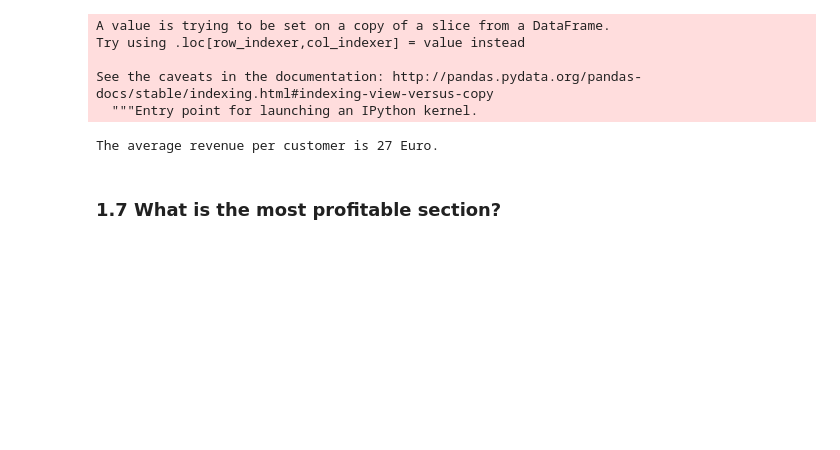
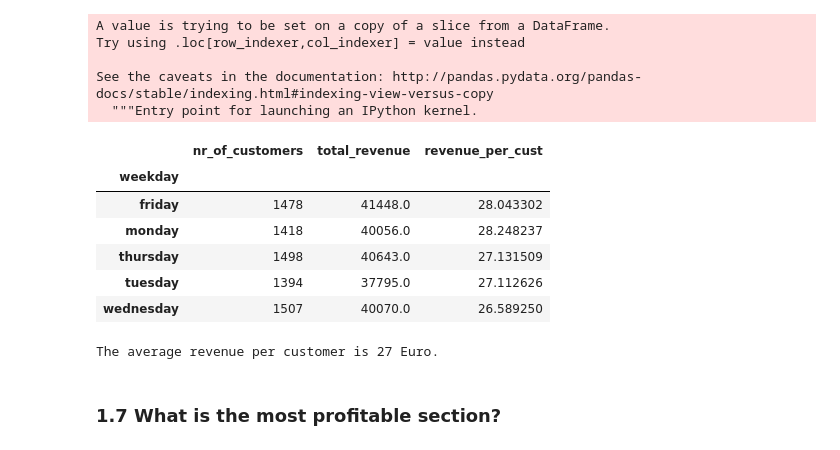
Before and after one commit to leona-ha/Markov_Customer_Churn, a Jupyter notebook: Customer_Flow_Markov.ipynb, the cells around one changed output. Saved outputs shown, nothing was run; the diff lists cells and outputs as text; code cells hidden in the pictures; blank space fills up the shorter version.

```diff
--- a/Customer_Flow_Markov.ipynb
+++ b/Customer_Flow_Markov.ipynb
@@ -159,6 +180,16 @@ See the caveats in the documentation: http://pandas.pydata.org/pandas-docs/stabl
 # %%
 cust_rev_clr = cust_rev.groupby(['weekday']).agg({'customer_no':'nunique', 'revenue': 'sum'}).rename(columns={'customer_no':'nr_of_customers', 'revenue': 'total_revenue'})
 cust_rev_clr['revenue_per_cust'] = cust_rev_clr.total_revenue/cust_rev_clr.nr_of_customers
+# %%
+cust_rev_clr
+# %% [output]
+|  | nr_of_customers | total_revenue | revenue_per_cust |
+| weekday |  |  |  |
+| friday | 1478 | 41448.0 | 28.043302 |
+| monday | 1418 | 40056.0 | 28.248237 |
+| thursday | 1498 | 40643.0 | 27.131509 |
+| tuesday | 1394 | 37795.0 | 27.112626 |
+| wednesday | 1507 | 40070.0 | 26.589250 |
 # %%
 print("The average revenue per customer is {} Euro.".format(int(cust_rev_clr.revenue_per_cust.mean())))
 # %% [output]
```
Also changed, not shown: parts of 27 cells of this notebook, 1 other file.
